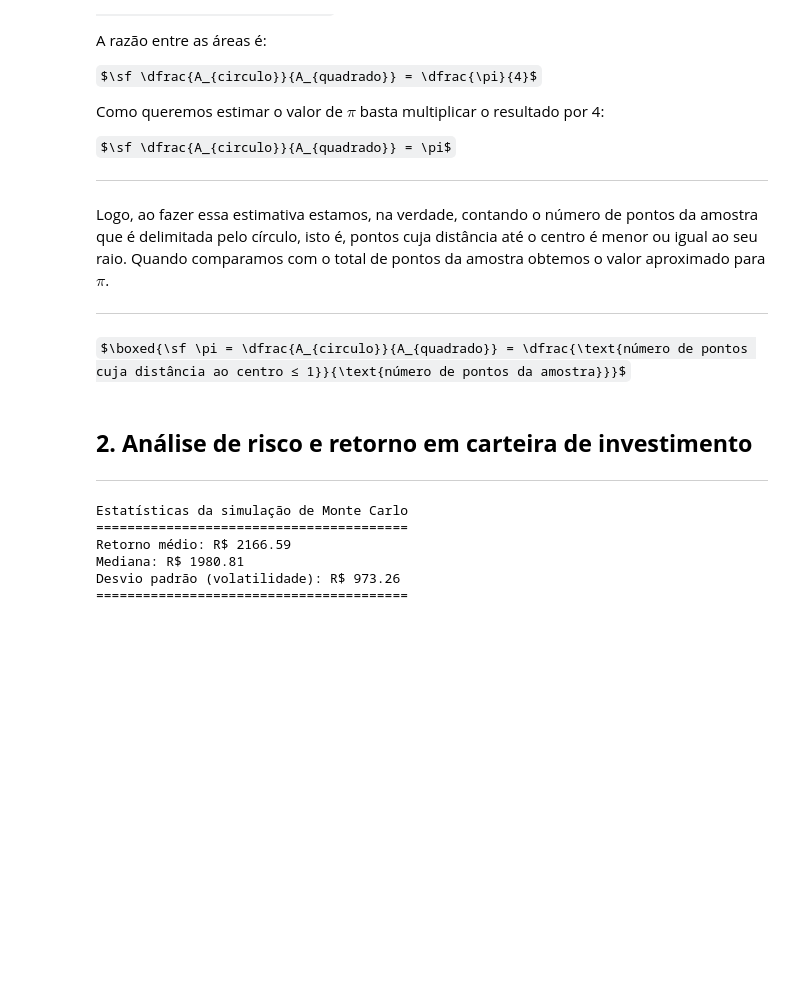
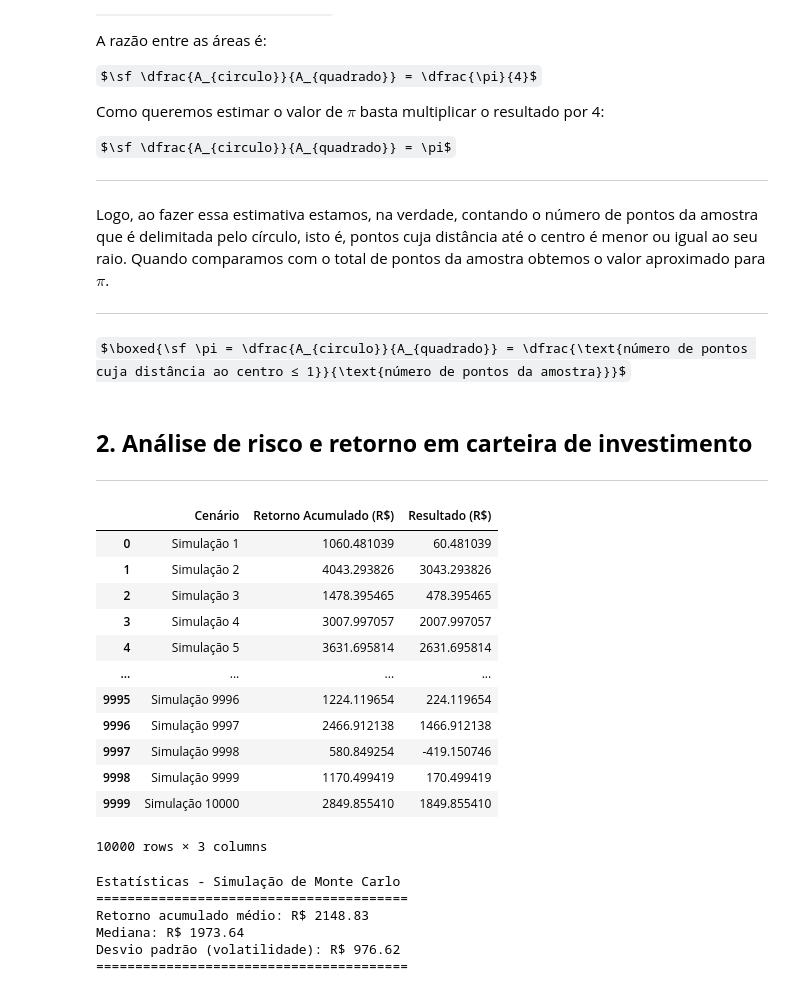
Before and after one commit to MSGamgee85/MSGamgee85, a Jupyter notebook: Simulacao_Monte_Carlo.ipynb, the cells around one changed output. Drawn from its saved outputs; the diff is of its cells as text; code cells hidden in the pictures; some formulas as TeX source; blank space fills up the shorter version.

```diff
--- a/Simulacao_Monte_Carlo.ipynb
+++ b/Simulacao_Monte_Carlo.ipynb
@@ -146,22 +150,45 @@ for i in range(simulacoes):                                                   #
+# %%
+# -- Criação da tabela com os resultados de cada simulação --
+df_cenarios = pd.DataFrame({                                        # gera dataframe (tabela) de cenários
+    'Cenário': [f"Simulação {i+1}" for i in range(num_simulacoes)], # coluna Simulação
+    'Retorno Acumulado (R$)': retorno_acumulado[:, -1],             # pega apenas o retorno acumulado final (ano 10)
+    'Resultado (R$)': resultado[:, -1]                              # pega apenas o resultado final (ano 10)
+})
+
+display(df_cenarios)                                                # mostra as 5 primeiras linhas da tabela
+# %% [output]
+|  | Cenário | Retorno Acumulado (R$) | Resultado (R$) |
+| 0 | Simulação 1 | 1060.481039 | 60.481039 |
+| 1 | Simulação 2 | 4043.293826 | 3043.293826 |
+| 2 | Simulação 3 | 1478.395465 | 478.395465 |
+| 3 | Simulação 4 | 3007.997057 | 2007.997057 |
+| 4 | Simulação 5 | 3631.695814 | 2631.695814 |
+| ... | ... | ... | ... |
+| 9995 | Simulação 9996 | 1224.119654 | 224.119654 |
+| 9996 | Simulação 9997 | 2466.912138 | 1466.912138 |
+| 9997 | Simulação 9998 | 580.849254 | -419.150746 |
+| 9998 | Simulação 9999 | 1170.499419 | 170.499419 |
+| 9999 | Simulação 10000 | 2849.855410 | 1849.855410 |
+10000 rows × 3 columns
 # %%
 # -- Cálculo das estatísticas --
-media = np.mean(valores_carteira[:,-1])       # calcula o valor médio
-mediana = np.median(valores_carteira[:,-1])   # calcula a mediana
-dp = np.std(valores_carteira[:,-1])           # calcula o desvio padrão (volatilidade)
+media = np.mean(retorno_acumulado[:,-1])       # calcula o valor médio
+mediana = np.median(retorno_acumulado[:,-1])   # calcula a mediana
+dp = np.std(retorno_acumulado[:,-1])           # calcula o desvio padrão (volatilidade)
 
 # -- Imprime valores calculados --
-print("Estatísticas da simulação de Monte Carlo")   # título
+print("Estatísticas - Simulação de Monte Carlo")    # título
 print("=" * 40)                                     # linha horizontal no formato ===
-print(f"Retorno médio: R$ {media:.2f}")             # mostra o valor do retorno médio com 2 casas decimais
+print(f"Retorno acumulado médio: R$ {media:.2f}")   # mostra o valor do retorno médio com 2 casas decimais
 print(f"Mediana: R$ {mediana:.2f}")                 # mostra o valor da mediana com 2 casas decimais
 print(f"Desvio padrão (volatilidade): R$ {dp:.2f}") # mostra o valor do desvio padrão (volatilidade) com 2 casas decimais
 print("=" * 40)                                     # linha horizontal no formato ===
 # %% [output]
-Estatísticas da simulação de Monte Carlo
+Estatísticas - Simulação de Monte Carlo
 ========================================
-Retorno médio: R$ 2166.59
-Mediana: R$ 1980.81
-Desvio padrão (volatilidade): R$ 973.26
+Retorno acumulado médio: R$ 2148.83
+Mediana: R$ 1973.64
+Desvio padrão (volatilidade): R$ 976.62
 ========================================
 # %%
 # -- Geração e visualização do gráfico --
```
Also changed, not shown: parts of 7 cells of this notebook.
